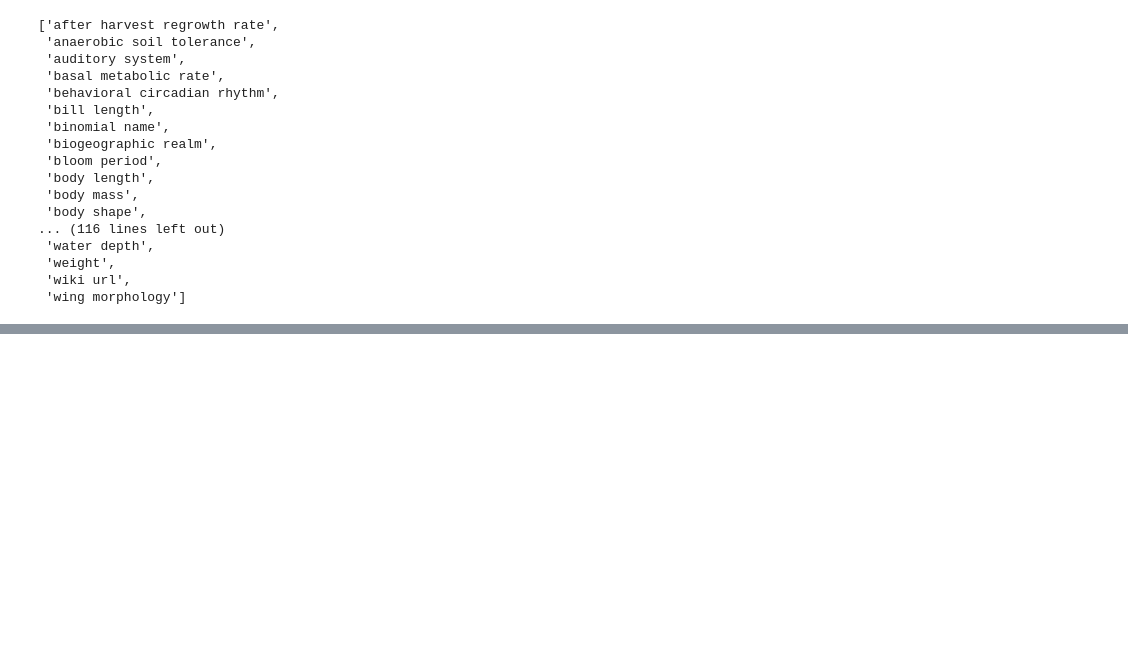
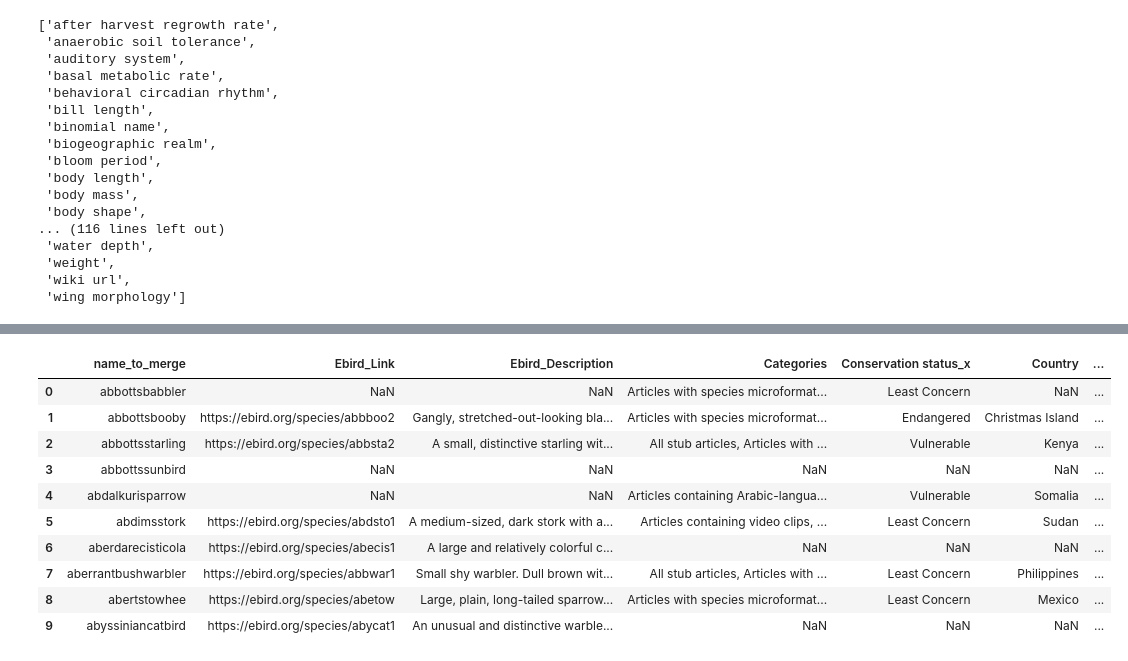
Before and after one commit to Mahanth-Maha/birds, a Jupyter notebook: Week1_Strucured_Data_Gen/Final_Merge.ipynb, the cells around one changed output, grey strips where cells are left out. Cells and saved outputs as stored; diff of their text form; code cells hidden in the pictures; blank space fills up the shorter version.

```diff
--- a/Week1_Strucured_Data_Gen/Final_Merge.ipynb
+++ b/Week1_Strucured_Data_Gen/Final_Merge.ipynb
@@ -520,0 +575,4 @@ sorted([i.lower() for i in comb_col])
+# %%
+d = ['Family_x','Family_y','Kingdom_x','Kingdom_y','Phylum_x','Phylum_y','Class_x','Class_y','Order_x','Order_y','Binomial Name_x','Binomial Name_y']
+names_ebird_wiki.drop(columns=d,inplace=True)
+names_ebird_wiki.rename({"Link":"Ebird_Link","Wiki URL":"Wiki_Link","Description_x":"Ebird_Description","Description_y":"Wiki_Description"},axis=1,inplace=True)
@@ -520,0 +587,3 @@ sorted([i.lower() for i in comb_col])
+# %%
+names_ebird_wiki_dibird = pd.merge(names_ebird_wiki,names_dibird,how='outer',on=['name_to_merge'])
+names_ebird_wiki_dibird.shape
@@ -520,0 +600,24 @@ sorted([i.lower() for i in comb_col])
+# %%
+def get_fam_ord(text):
+    if type(text) == str:
+        text = text.split('/')[-1].strip()
+        return text
+    else:
+        return np.nan
+
+getfo = lambda x: get_fam_ord(x)
+names_ebird_wiki_dibird['Family_y'] = names_ebird_wiki_dibird.Family_y.apply(getfo)
+names_ebird_wiki_dibird['Order_y'] = names_ebird_wiki_dibird.Order_y.apply(getfo)
+# %%
+def get_con_stat(text):
+    if type(text) == str:
+        print(text,end = ' -> ')
+        text = text.split('-')[-1].strip()
+        print(text)
+        return text
+    else:
+        return np.nan
+
+getcs = lambda x: get_con_stat(x)
+names_ebird_wiki_dibird.rename({"Conservation status_y":"cname"},axis=1,inplace=True)
+names_ebird_wiki_dibird['Conservation status_y'] = names_ebird_wiki_dibird.cname.apply(getcs)
@@ -520,0 +642,14 @@ sorted([i.lower() for i in comb_col])
+# %%
+names_ebird_wiki_dibird.head(10)
+# %% [output]
+|  | name_to_merge | Ebird_Link | Ebird_Description | Categories | Conservation status_x | Country | ... |
+| 0 | abbottsbabbler | NaN | NaN | Articles with species microformat... | Least Concern | NaN | ... |
+| 1 | abbottsbooby | https://ebird.org/species/abbboo2 | Gangly, stretched-out-looking bla... | Articles with species microformat... | Endangered | Christmas Island | ... |
+| 2 | abbottsstarling | https://ebird.org/species/abbsta2 | A small, distinctive starling wit... | All stub articles, Articles with ... | Vulnerable | Kenya | ... |
+| 3 | abbottssunbird | NaN | NaN | NaN | NaN | NaN | ... |
+| 4 | abdalkurisparrow | NaN | NaN | Articles containing Arabic-langua... | Vulnerable | Somalia | ... |
+| 5 | abdimsstork | https://ebird.org/species/abdsto1 | A medium-sized, dark stork with a... | Articles containing video clips, ... | Least Concern | Sudan | ... |
+| 6 | aberdarecisticola | https://ebird.org/species/abecis1 | A large and relatively colorful c... | NaN | NaN | NaN | ... |
+| 7 | aberrantbushwarbler | https://ebird.org/species/abbwar1 | Small shy warbler. Dull brown wit... | All stub articles, Articles with ... | Least Concern | Philippines | ... |
+| 8 | abertstowhee | https://ebird.org/species/abetow | Large, plain, long-tailed sparrow... | Articles with species microformat... | Least Concern | Mexico | ... |
+| 9 | abyssiniancatbird | https://ebird.org/species/abycat1 | An unusual and distinctive warble... | NaN | NaN | NaN | ... |
```
Also changed, not shown: parts of 17 cells of this notebook, 10 other files.
